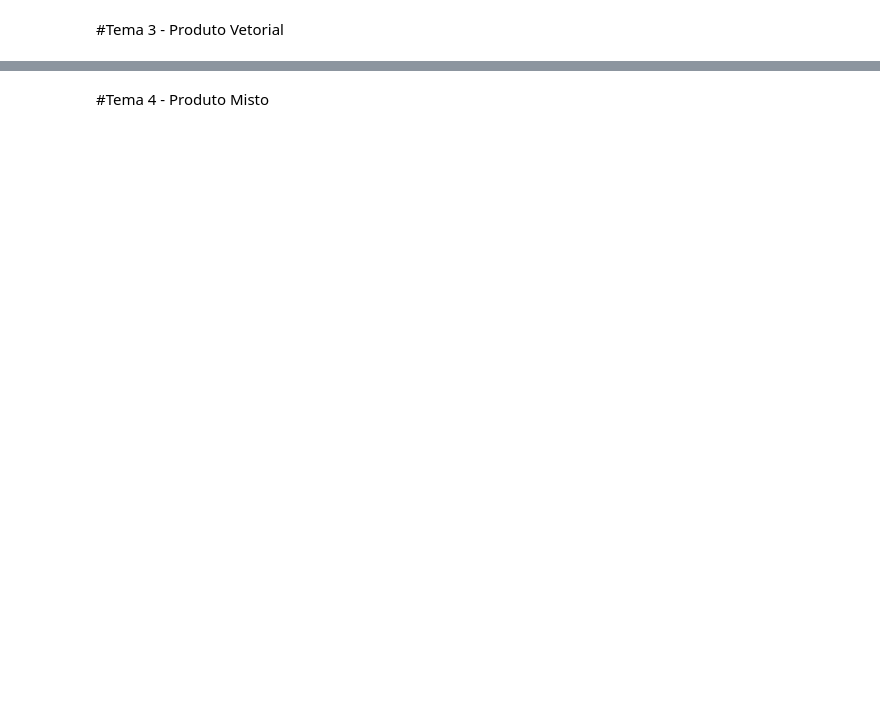
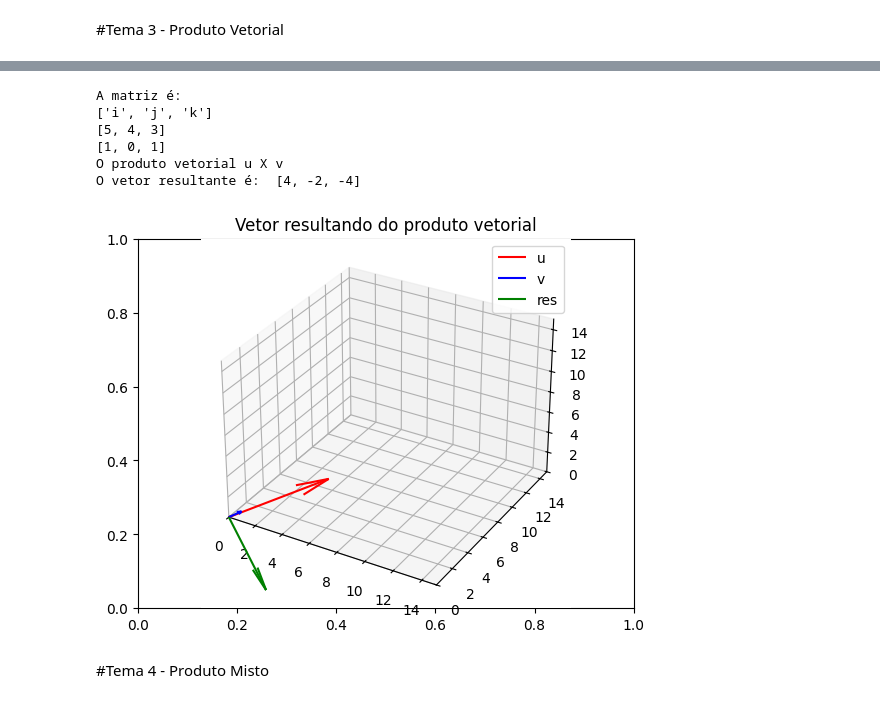
Before and after one commit to gixvnni/PyGA-EC, a Jupyter notebook: PyGA_EC.ipynb, the cells around one changed output, grey strips where cells are left out. Drawn from its saved outputs; the diff is of its cells as text; code cells hidden in the pictures; blank space fills up the shorter version.

```diff
--- a/PyGA_EC.ipynb
+++ b/PyGA_EC.ipynb
@@ -387,3 +476,64 @@ Para a resolução através do método dos determinantes, faz-se uso da organiza
+# %%
+#Cálculo do produto vetorial utilizando a definição
+
+import matplotlib.pyplot as plt
+
+#Defininco os vetores u = (5, 4, 3) e v = (1, 0, 1):
+
+x = 5
+y = 4
+z = 3
+
+x2 = 1
+y2 = 0
+z2 = 1
+
+
+#Definindo o produto vetorial:
+
+vetoru = [x, y, z]
+vetorv = [x2, y2, z2]
+res_i = y * z2 - z * y2
+res_j = z * x2 - x * z2
+res_k = x * y2 - y * x2
+
+vetor_res = [res_i, res_j, res_k]
+
+#Imprimindo a matriz e o vetor resultante referente:
+
+matriz = [['i', 'j', 'k'], [x, y, z], [x2, y2, z2]]
+print("A matriz é: ")
+print('{}'.format(matriz[0]))
+print(matriz[1])
+print(matriz[2])
+
+print("O produto vetorial u X v")
+print("O vetor resultante é: ", vetor_res)
+
+
+#Gráfico em 3D:
+
+fig = plt.figure()
+plt.title('Vetor resultando do produto vetorial')
+ax = plt.axes(projection='3d')
+ax.set_xlim([0, 15])
+ax.set_ylim([0, 15])
+ax.set_zlim([0, 15])
+ax.quiver(0, 0, 0, x, y, z, color='red')
+ax.quiver(0, 0, 0, x2, y2, z2, color='blue')
+ax.quiver(0, 0, 0, res_i, res_j, res_k , color='green')
+plt.savefig('figura.png')
+plt.legend(['u', 'v', 'res'], loc=1)
+plt.savefig('figura.png')
+plt.show()
+# %% [output]
+A matriz é:
+['i', 'j', 'k']
+[5, 4, 3]
+[1, 0, 1]
+O produto vetorial u X v
+O vetor resultante é:  [4, -2, -4]
+[figure, added]
 # %% [markdown]
 #Tema 4 - Produto Misto
 # %% [markdown]
```
Also changed, not shown: parts of 15 cells of this notebook.
